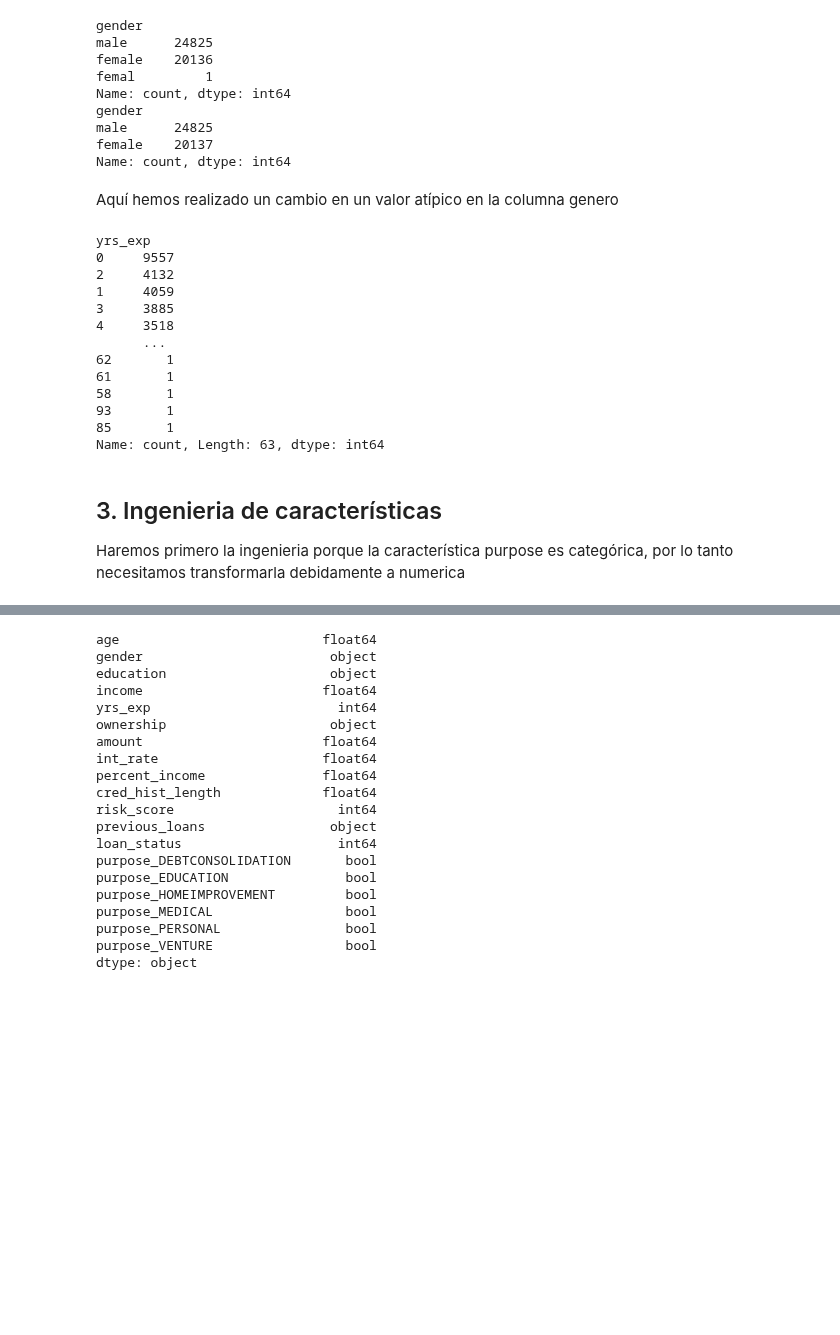
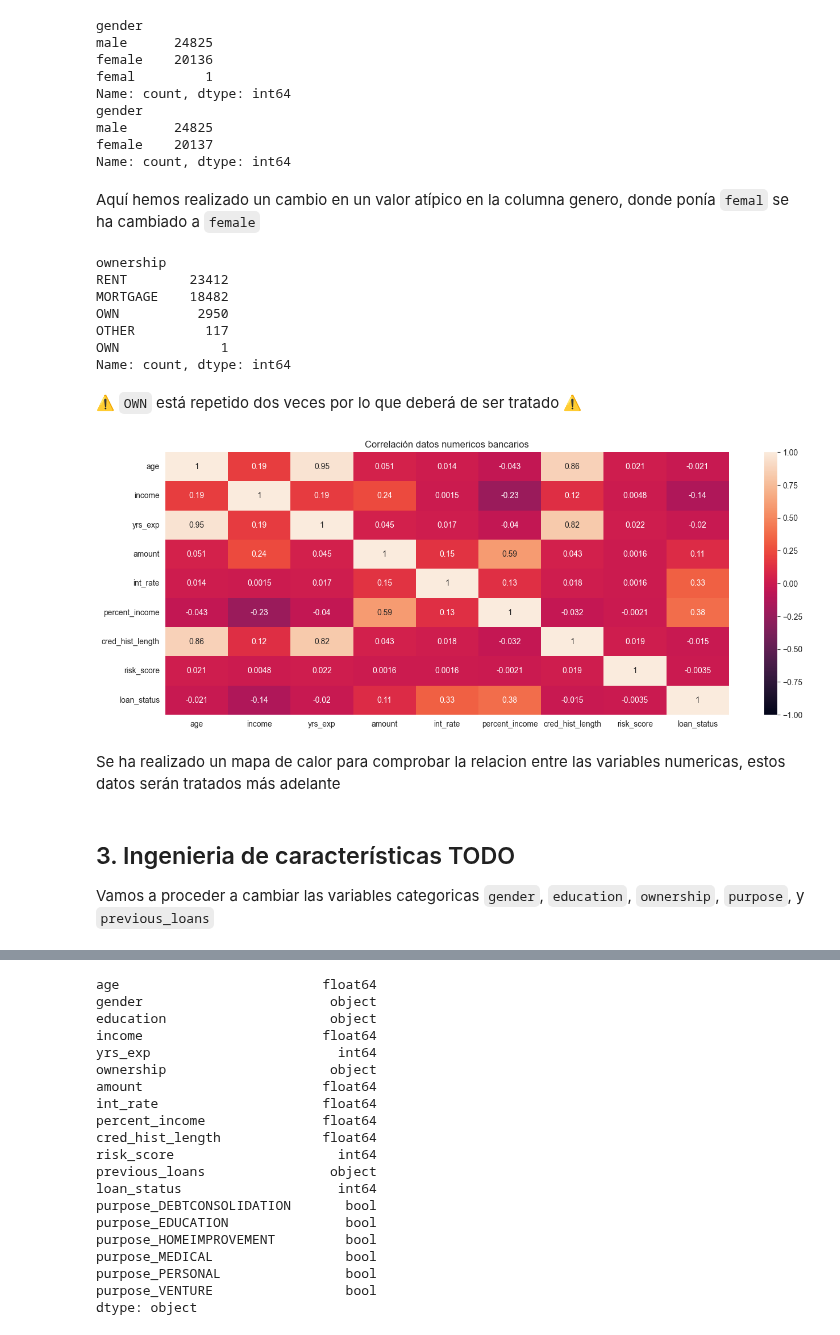
Before and after one commit to SamuehFDEZ/ProgramacionIA, a Jupyter notebook: UD3/practica.ipynb, the cells around one changed output, grey strips where cells are left out. Saved outputs shown, nothing was run; the diff lists cells and outputs as text; code cells hidden in the pictures; blank space fills up the shorter version.

```diff
--- a/UD3/practica.ipynb
+++ b/UD3/practica.ipynb
@@ -189,26 +192,32 @@ male      24825
 female    20137
 Name: count, dtype: int64
 # %% [markdown]
-Aquí hemos realizado un cambio en un valor atípico en la columna genero
+Aquí hemos realizado un cambio en un valor atípico en la columna genero, donde ponía `femal` se ha cambiado a `female`
 # %%
-df = df[df['yrs_exp'] > 60]
-
-print(df['yrs_exp'].value_counts())
+# Filtrar y mostrar el registro donde ownership es "OWN"
+print(df['ownership'].value_counts())
+# df.drop('Gender_M', axis=1, inplace=True)
 # %% [output]
-yrs_exp
-0     9557
-2     4132
-1     4059
-3     3885
-4     3518
-      ...
-62       1
-61       1
-58       1
-93       1
-85       1
-Name: count, Length: 63, dtype: int64
+ownership
+RENT        23412
+MORTGAGE    18482
+OWN          2950
+OTHER         117
+OWN             1
+Name: count, dtype: int64
+# %% [markdown]
+⚠️ `OWN` está repetido dos veces por lo que deberá de ser tratado ⚠️
+# %%
+df_numericos = df.select_dtypes(include='number')
+plt.figure(figsize=(16, 6))
+heatmap = sns.heatmap(df_numericos.corr(), vmin=-1, vmax=1, annot=True)
+heatmap.set_title('Correlación datos numericos bancarios')
+plt.show()
+# %% [output]
+[figure, added]
+# %% [markdown]
+Se ha realizado un mapa de calor para comprobar la relacion entre las variables numericas, estos datos serán tratados más adelante
 # %% [markdown]
-## 3. Ingenieria de características
+## 3. Ingenieria de características TODO
 
-Haremos primero la ingenieria porque la característica purpose es categórica, por lo tanto necesitamos transformarla debidamente a numerica
+Vamos a proceder a cambiar las variables categoricas `gender`, `education`, `ownership`, `purpose`, y `previous_loans`
```
Also changed, not shown: parts of 9 cells of this notebook.
